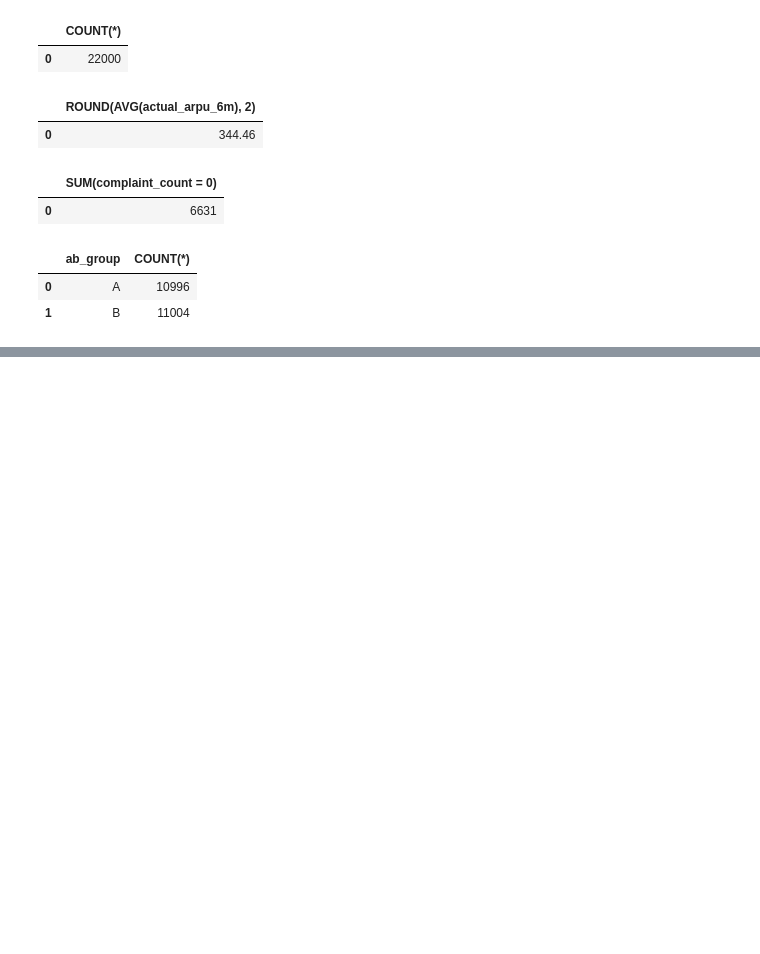
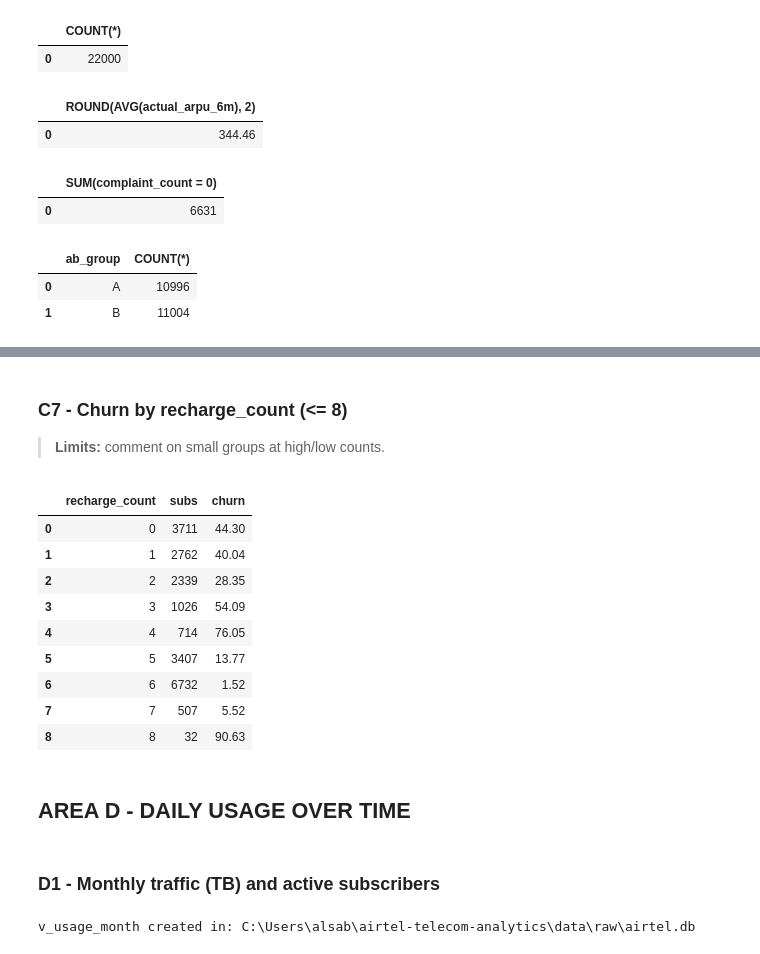
Before and after one commit to alsabithbca25dbi-afk/airtel-telecom-analytics, a Jupyter notebook: notebook/05_analysis.ipynb, the cells around one changed output, grey strips where cells are left out. Drawn from its saved outputs; the diff is of its cells as text; code cells hidden in the pictures; blank space fills up the shorter version.

```diff
--- a/notebook/05_analysis.ipynb
+++ b/notebook/05_analysis.ipynb
@@ -42,0 +469,38 @@ GROUP BY ab_group;
+# %% [markdown]
+### C7 - Churn by recharge_count (<= 8)
+
+> **Limits:** comment on small groups at high/low counts.
+# %%
+# C7 - Churn by recharge_count (<= 8)
+query_C7 = """
+SELECT recharge_count, COUNT(*) AS subs,
+       ROUND(100.0 * AVG(is_churned), 2) AS churn
+FROM customer_features
+WHERE recharge_count <= 8
+GROUP BY recharge_count
+ORDER BY recharge_count;
+"""
+result_C7 = run_sql(query_C7)
+# %% [output]
+|  | recharge_count | subs | churn |
+| 0 | 0 | 3711 | 44.30 |
+| 1 | 1 | 2762 | 40.04 |
+| 2 | 2 | 2339 | 28.35 |
+| 3 | 3 | 1026 | 54.09 |
+| 4 | 4 | 714 | 76.05 |
+| 5 | 5 | 3407 | 13.77 |
+| 6 | 6 | 6732 | 1.52 |
+| 7 | 7 | 507 | 5.52 |
+| 8 | 8 | 32 | 90.63 |
+# %% [markdown]
+## AREA D - DAILY USAGE OVER TIME
+# %% [markdown]
+### D1 - Monthly traffic (TB) and active subscribers
+# %%
+sql_path = PROJECT_ROOT / "sql" / "practice" / "05_usage_month.sql"
+script = sql_path.read_text()
+conn.executescript(script)   # conn already points to data/raw/airtel.db
+conn.commit()
+print("v_usage_month created in:", DB_PATH)
+# %% [output]
+v_usage_month created in: C:\Users\alsab\airtel-telecom-analytics\data\raw\airtel.db
```
Also changed, not shown: parts of 93 cells of this notebook, 1 other file.
